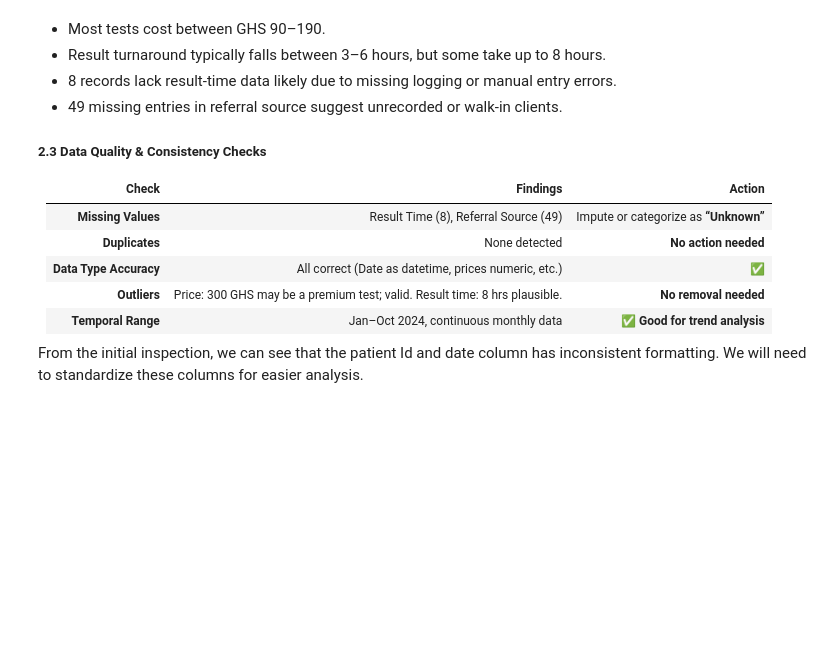
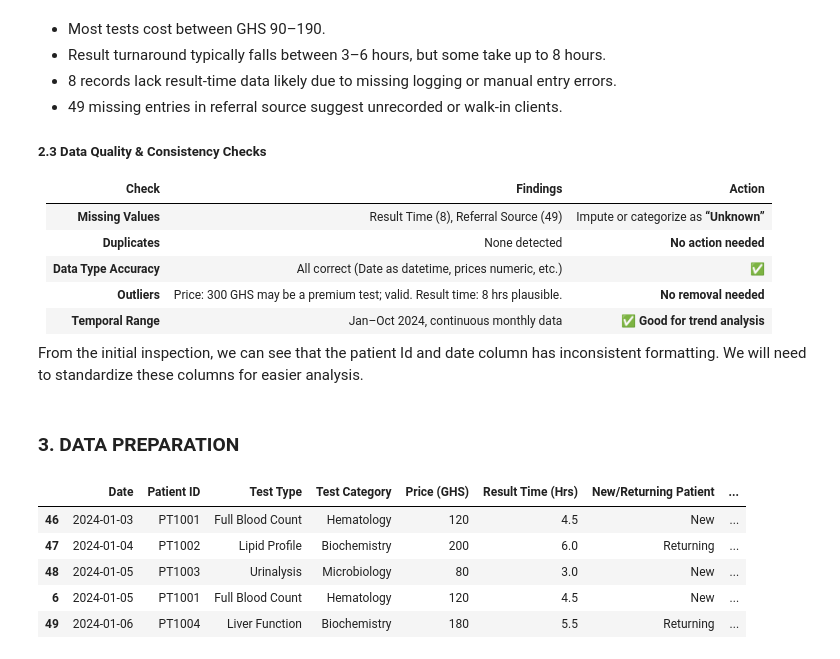
Before and after one commit to aquashie14/Med_Lab_Analysis, a Jupyter notebook: Notebooks/MLA.ipynb, the cells around one changed output. Saved outputs shown, nothing was run; the diff lists cells and outputs as text; code cells hidden in the pictures; blank space fills up the shorter version.

```diff
--- a/Notebooks/MLA.ipynb
+++ b/Notebooks/MLA.ipynb
@@ -218,3 +218,18 @@ dtype: int64
 
 
 From the initial inspection, we can see that the patient Id and date column has inconsistent formatting. We will need to standardize these columns for easier analysis.
+# %% [markdown]
+### 3. DATA PREPARATION
+# %%
+#Sorting the date column
+lab_data['Date'] = pd.to_datetime(lab_data['Date'], errors='coerce')
+lab_data = lab_data.sort_values(by='Date')
+
+lab_data.head()
+# %% [output]
+|  | Date | Patient ID | Test Type | Test Category | Price (GHS) | Result Time (Hrs) | New/Returning Patient | ... |
+| 46 | 2024-01-03 | PT1001 | Full Blood Count | Hematology | 120 | 4.5 | New | ... |
+| 47 | 2024-01-04 | PT1002 | Lipid Profile | Biochemistry | 200 | 6.0 | Returning | ... |
+| 48 | 2024-01-05 | PT1003 | Urinalysis | Microbiology | 80 | 3.0 | New | ... |
+| 6 | 2024-01-05 | PT1001 | Full Blood Count | Hematology | 120 | 4.5 | New | ... |
+| 49 | 2024-01-06 | PT1004 | Liver Function | Biochemistry | 180 | 5.5 | Returning | ... |
```
Also changed, not shown: parts of 3 cells of this notebook.
